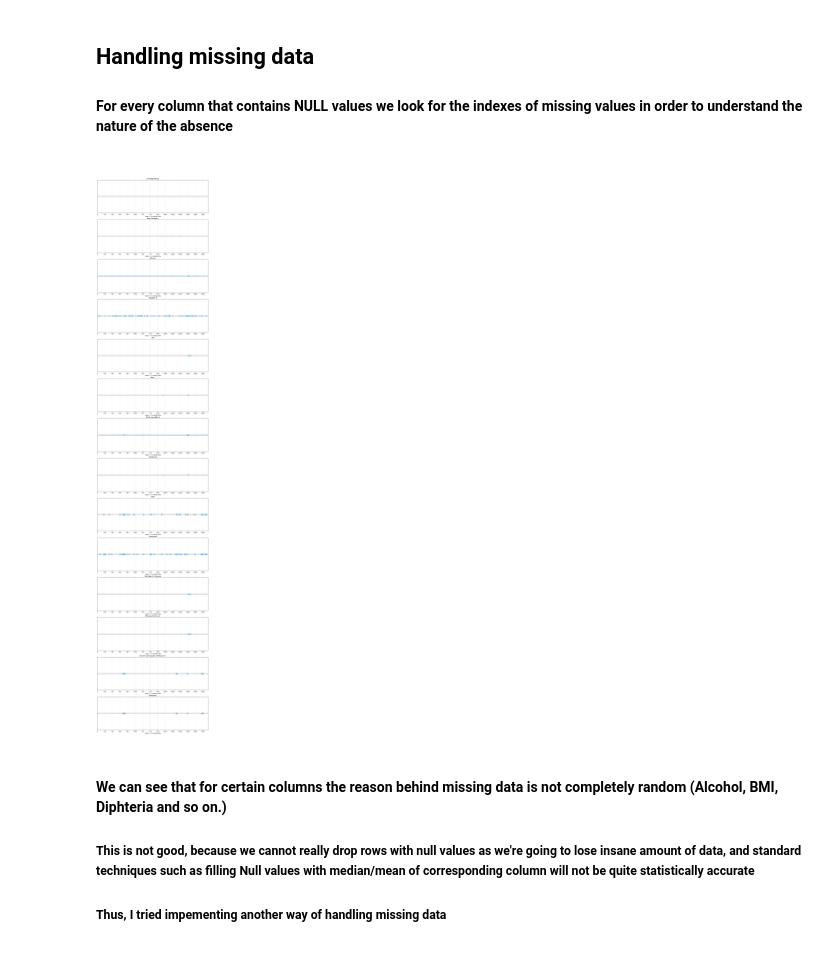
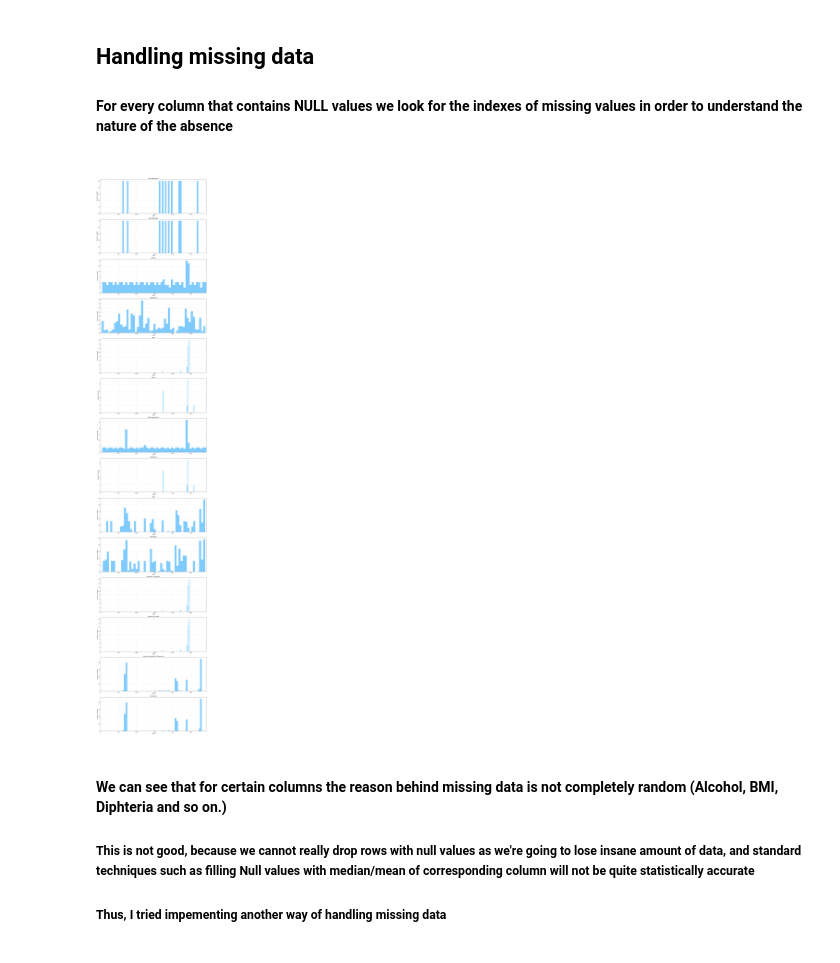
Before and after one commit to AidarbekPapakov/ds-solo-project, a Jupyter notebook: life_exp.ipynb, the cells around one changed output. Cells and saved outputs as stored; diff of their text form; code cells hidden in the pictures.

Commit message:
change some visuals

```diff
--- a/life_exp.ipynb
+++ b/life_exp.ipynb
@@ -66,32 +96,28 @@ df = pd.concat(df_per_country.values())
 **<h2>**Handling missing data**</h2>**
 **<h4>**For every column that contains NULL values we look for the indexes of missing values in order to understand the nature of the absence**<h4>**
 # %%
-columns_with_null_values = df.columns[(df.isnull().sum()>0).values]
+columns_with_null_values = df.columns[(df.isnull().sum() > 0).values]
 column_and_indeces = {}
 
 for column in columns_with_null_values:
-    column_and_indeces[column] = df[df[column].isnull()==True].index
+    column_and_indeces[column] = df[df[column].isnull()].index
 
-fig, axes = plt.subplots(len(column_and_indeces), figsize = (15, 75), dpi = 130)
+fig, axes = plt.subplots(len(column_and_indeces), figsize=(15, 75), dpi=130)
 xmin = 0
 xmax = len(df)
 
+for index, (key, values) in enumerate(column_and_indeces.items()):
+    axes[index].hist(values, bins=50, color=(0, 0.6, 1), alpha=0.5)
 
-for index, (key, values) in enumerate(column_and_indeces.items()):
-    axes[index].hlines(y=0, xmin=xmin, xmax=xmax, color='black', linewidth=1)
+    axes[index].set_xlim(xmin, xmax)
+    axes[index].set_title(key)
+    axes[index].set_xlabel('Index')
+    axes[index].set_ylabel('Frequency of NaNs')
 
-    axes[index].scatter(values, [0] * len(values), color=(0,0.6,1), alpha=0.15)
-
-    axes[index].set_yticks([])
-    axes[index].set_xticks(np.arange(xmin, xmax, 200))
-
-    axes[index].set_xlim(0, 2938)
-    axes[index].set_ylim(-1, 1)
-
-    axes[index].set_title(key)
-    axes[index].set_xlabel('indeces of missing data')
+plt.tight_layout()
+plt.show()
 # %% [output]
-[figure, old version]
+[figure, new version]
 # %% [markdown]
 **<h4>**We can see that for certain columns the reason behind missing data is not completely random (Alcohol, BMI, Diphteria and so on.)**</h4>**
 
```
Also changed, not shown: parts of 2 cells of this notebook.
